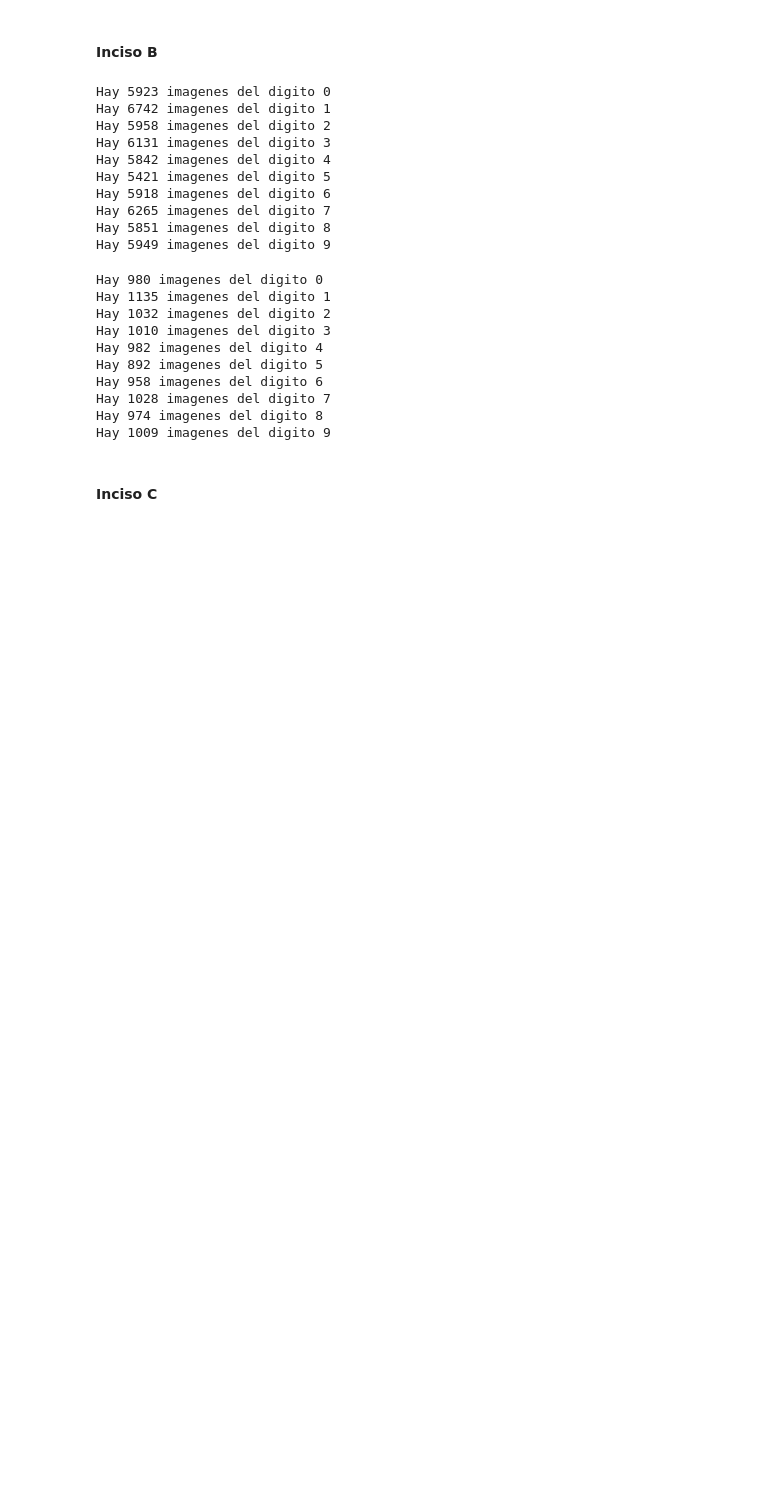
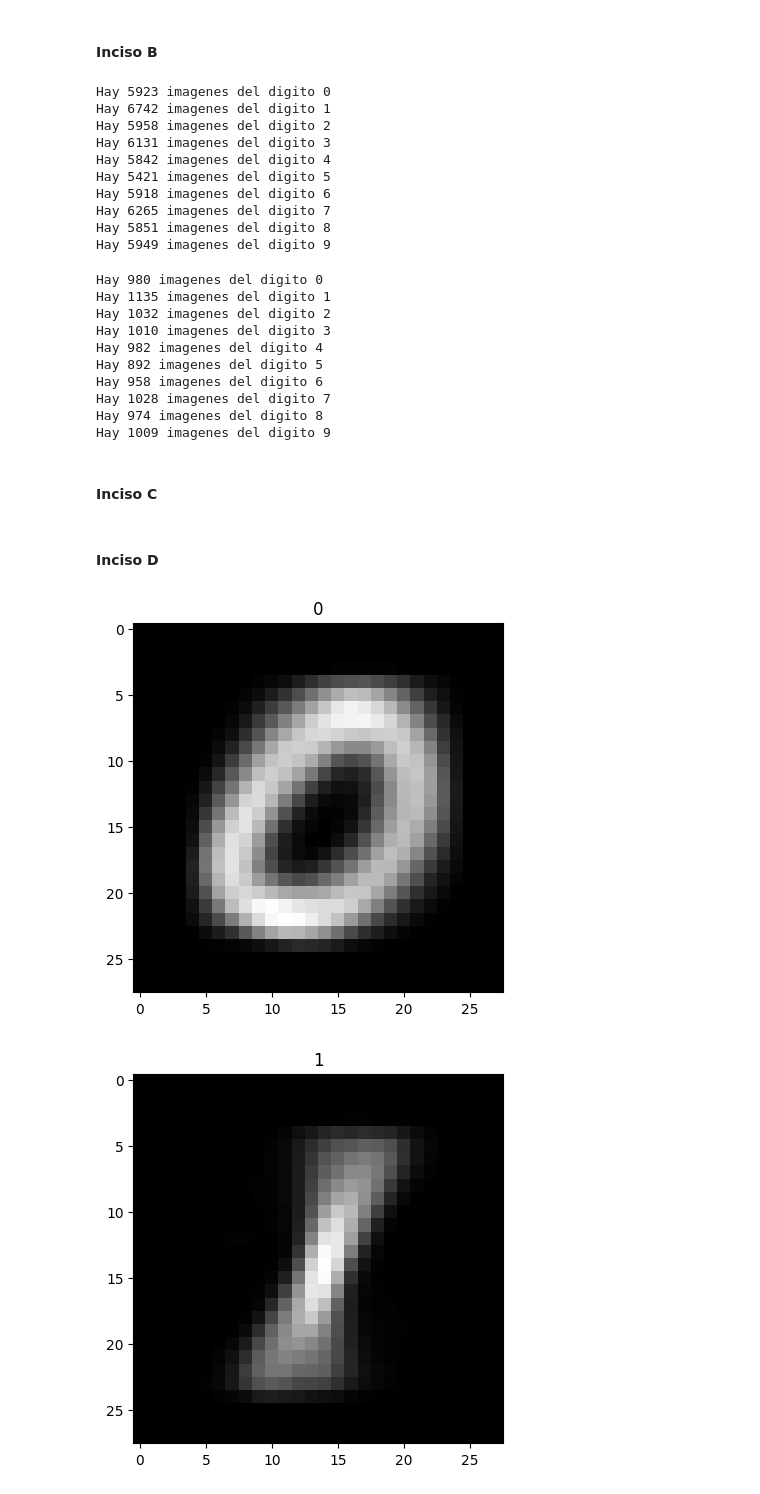
Before and after one commit to arielbakal/AlgebraLinealComputacional_UBA_FCEN, a Jupyter notebook: TP2/TP2.ipynb, the cells around one changed output. Saved outputs shown, nothing was run; the diff lists cells and outputs as text; code cells hidden in the pictures; blank space fills up the shorter version.

```diff
--- a/TP2/TP2.ipynb
+++ b/TP2/TP2.ipynb
@@ -123,3 +123,13 @@ def imagenes_promedio_de_digitos(datos, cantidad_imagenes):
       imagenes_promedio.append( imagen_promedio_de_digito(datos, cantidad_imagenes, i) )
 
    return imagenes_promedio
+# %% [markdown]
+#### Inciso D
+# %%
+imagenes_promedio = imagenes_promedio_de_digitos(datos_entrenamiento, 2000)
+
+for i in range(0, 10):
+    grafico_matriz(imagenes_promedio[i], i)
+# %% [output]
+[figure, added]
+[figure, added]
```
Also changed, not shown: parts of 1 cell of this notebook.
